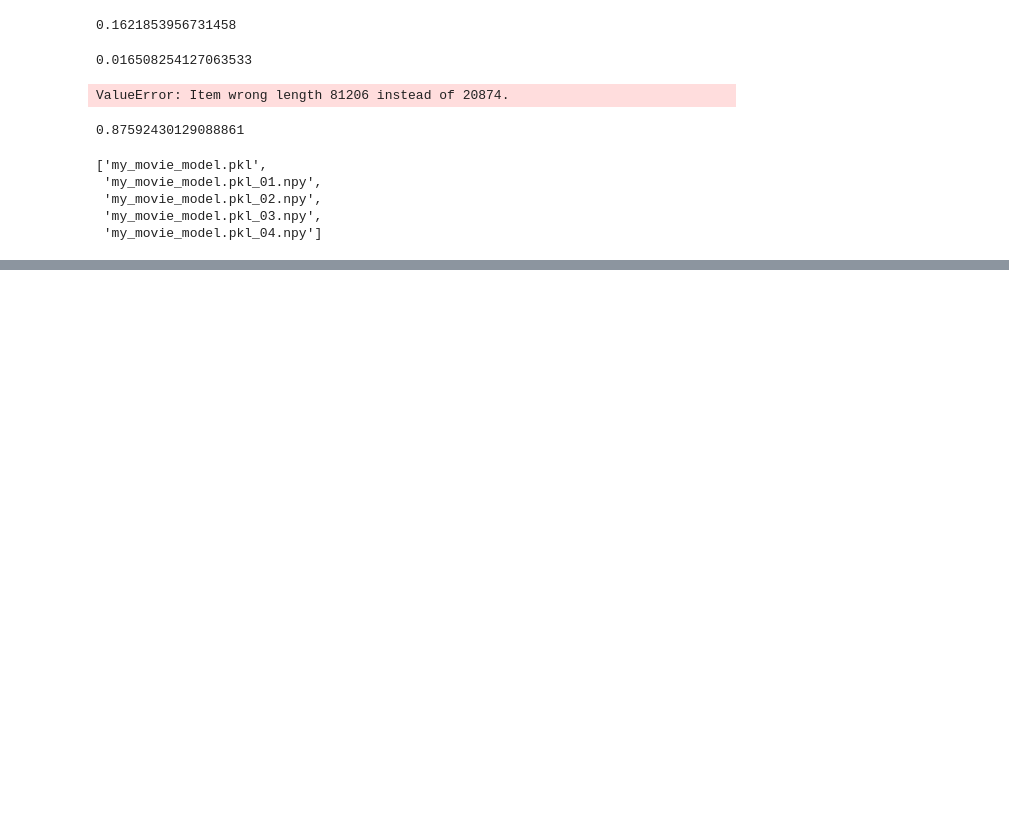
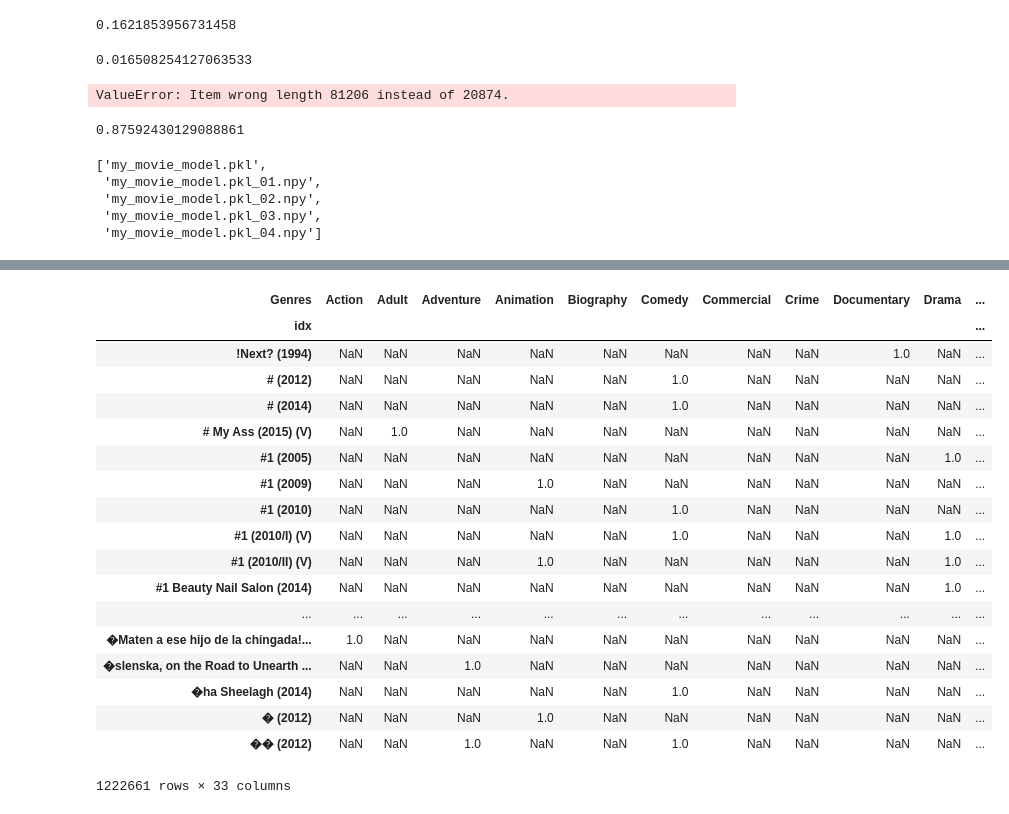
Before and after one commit to kennethcc2005/MovieForceApp, a Jupyter notebook: MovieForce.ipynb, the cells around one changed output, grey strips where cells are left out. Drawn from its saved outputs; the diff is of its cells as text; code cells hidden in the pictures; blank space fills up the shorter version.

```diff
--- a/MovieForce.ipynb
+++ b/MovieForce.ipynb
@@ -289,0 +385,7 @@ joblib.dump(clf, 'my_movie_model.pkl')
+# %%
+df_popular_movie = movie_rating(rating_file = 'data/ratings.list', min_vote_cnt = 10000)
+df_genres_pivot = movie_genres(genres_file = 'data/genres.list',pickle_path = 'data/df_genres_pivot')
+df_gen_vote = movie_genres_rating(df_movie_genres = df_genres_pivot, df_movie_rating = df_popular_movie)
+df_key = movie_keyword(keyword_file = 'data/keywords_clean.list', pickle_path = 'data/df_key')
+df_100key_genres = movie_force_data(df_key = df_key, df_gen_vote = df_gen_vote, number_keywords = 100)
+clf = movie_model(df_100key_genres = df_100key_genres, max_depth = 20, pickle_path = 'data/my_movie_model20_v10.pkl')
@@ -289,0 +425,22 @@ joblib.dump(clf, 'my_movie_model.pkl')
+# %%
+df_genres_pivot
+# %% [output]
+| Genres | Action | Adult | Adventure | Animation | Biography | Comedy | Commercial | Crime | Documentary | Drama | ... |
+| idx |  |  |  |  |  |  |  |  |  |  | ... |
+| !Next? (1994) | NaN | NaN | NaN | NaN | NaN | NaN | NaN | NaN | 1.0 | NaN | ... |
+| # (2012) | NaN | NaN | NaN | NaN | NaN | 1.0 | NaN | NaN | NaN | NaN | ... |
+| # (2014) | NaN | NaN | NaN | NaN | NaN | 1.0 | NaN | NaN | NaN | NaN | ... |
+| # My Ass (2015) (V) | NaN | 1.0 | NaN | NaN | NaN | NaN | NaN | NaN | NaN | NaN | ... |
+| #1 (2005) | NaN | NaN | NaN | NaN | NaN | NaN | NaN | NaN | NaN | 1.0 | ... |
+| #1 (2009) | NaN | NaN | NaN | 1.0 | NaN | NaN | NaN | NaN | NaN | NaN | ... |
+| #1 (2010) | NaN | NaN | NaN | NaN | NaN | 1.0 | NaN | NaN | NaN | NaN | ... |
+| #1 (2010/I) (V) | NaN | NaN | NaN | NaN | NaN | 1.0 | NaN | NaN | NaN | 1.0 | ... |
+| #1 (2010/II) (V) | NaN | NaN | NaN | 1.0 | NaN | NaN | NaN | NaN | NaN | 1.0 | ... |
+| #1 Beauty Nail Salon (2014) | NaN | NaN | NaN | NaN | NaN | NaN | NaN | NaN | NaN | 1.0 | ... |
+| ... | ... | ... | ... | ... | ... | ... | ... | ... | ... | ... | ... |
+| �Maten a ese hijo de la chingada!... | 1.0 | NaN | NaN | NaN | NaN | NaN | NaN | NaN | NaN | NaN | ... |
+| �slenska, on the Road to Unearth ... | NaN | NaN | 1.0 | NaN | NaN | NaN | NaN | NaN | NaN | NaN | ... |
+| �ha Sheelagh (2014) | NaN | NaN | NaN | NaN | NaN | 1.0 | NaN | NaN | NaN | NaN | ... |
+| � (2012) | NaN | NaN | NaN | 1.0 | NaN | NaN | NaN | NaN | NaN | NaN | ... |
+| �� (2012) | NaN | NaN | 1.0 | NaN | NaN | 1.0 | NaN | NaN | NaN | NaN | ... |
+1222661 rows × 33 columns
```
Also changed, not shown: parts of 33 cells of this notebook, 6 other files.
